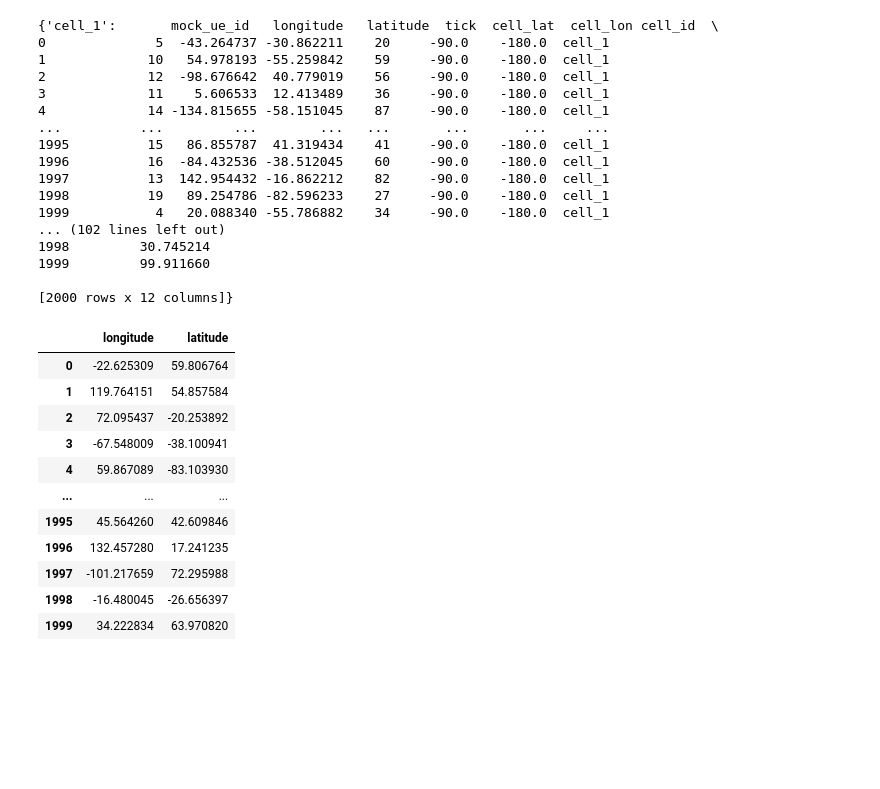
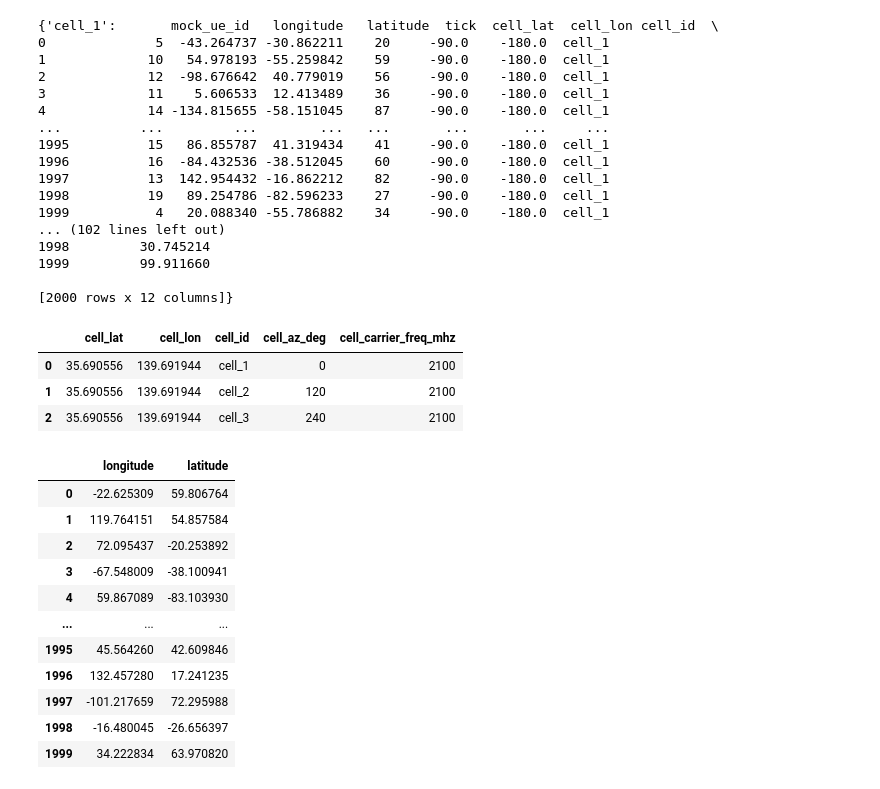
Before and after one commit to tanzim10/maveric, a Jupyter notebook: notebooks/debug_mro.ipynb, the cells around one changed output. Saved outputs shown, nothing was run; the diff lists cells and outputs as text; code cells hidden in the pictures; blank space fills up the shorter version.

```diff
--- a/notebooks/debug_mro.ipynb
+++ b/notebooks/debug_mro.ipynb
@@ -37,6 +37,13 @@ print(loaded_dict)
 # %%
 simple_ue = pd.read_csv('E:/Repositories/maveric/notebooks/data/sim_data/UE_data_20UE_100ticks.csv')
 topology = pd.read_csv('E:/Repositories/maveric/notebooks/data/sim_data/topology.csv')
+# %%
+topology
+# %% [output]
+|  | cell_lat | cell_lon | cell_id | cell_az_deg | cell_carrier_freq_mhz |
+| 0 | 35.690556 | 139.691944 | cell_1 | 0 | 2100 |
+| 1 | 35.690556 | 139.691944 | cell_2 | 120 | 2100 |
+| 2 | 35.690556 | 139.691944 | cell_3 | 240 | 2100 |
 # %%
 simple_ue.drop(columns=['mock_ue_id', 'tick'], inplace=True)
 simple_ue
```
Also changed, not shown: parts of 2 cells of this notebook.
